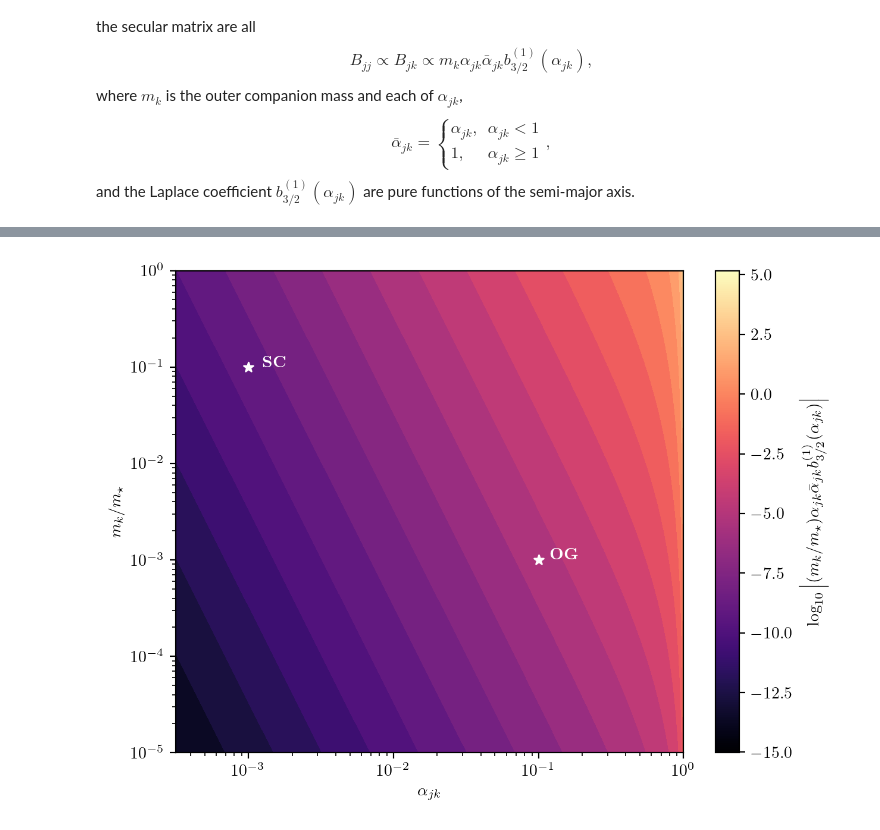
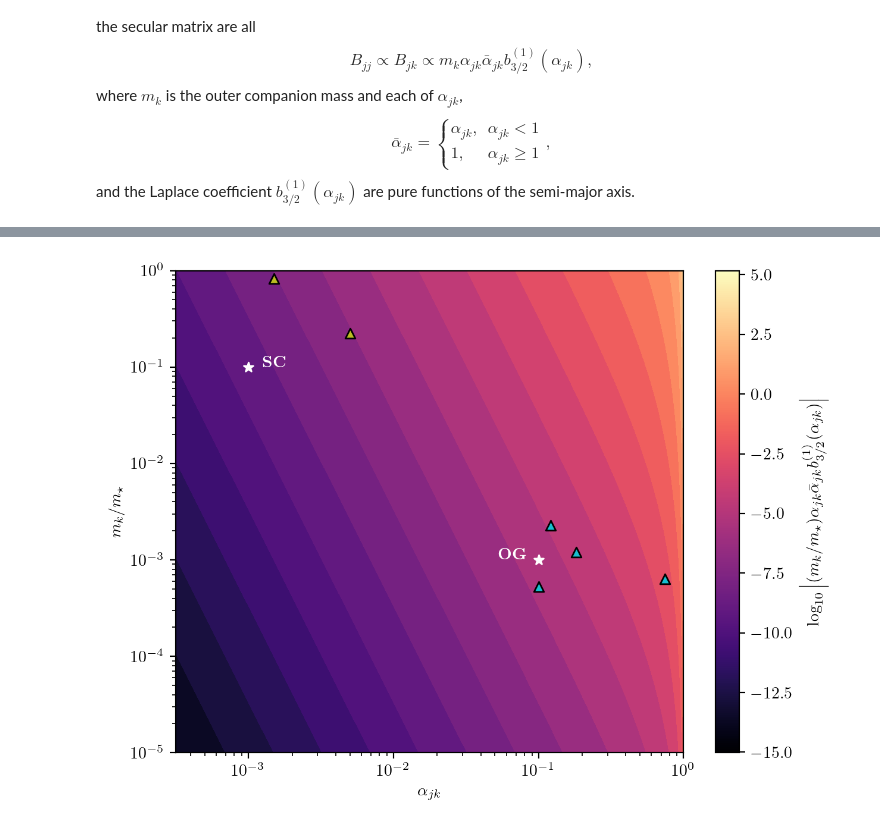
Before and after one commit to jrlivesey/SecularGapComplexity, a Jupyter notebook: simulation-pairs.ipynb, the cells around one changed output, grey strips where cells are left out. Saved outputs shown, nothing was run; the diff lists cells and outputs as text; code cells hidden in the pictures.

```diff
--- a/simulation-pairs.ipynb
+++ b/simulation-pairs.ipynb
@@ -156,6 +41,0 @@ for N in range(3, 6):
-# %%
-alpha = 0.5
-plt.hist(gc_with, bins=int(len(gc_with)/100), weights=np.ones_like(gc_with)/len(gc_with), alpha=alpha)
-plt.hist(gc_wout, bins=int(len(gc_wout)/100), weights=np.ones_like(gc_wout)/len(gc_wout), alpha=alpha)
-plt.xlabel(r'$\langle \tilde{\mathcal{C}} \rangle$')
-plt.ylabel('Fraction of simulations');
@@ -212,41 +85,74 @@ def the_function(mass, alpha):
             alpha_bar = alpha
         b = laplace_coefficient(alpha)
     return np.abs(mass * alpha * alpha_bar * b)
+# %%
+## Data for KGPS systems with 3+ STIP planets from Weiss+ 2023
+## m_star in solar masses, m_og in Earth masses, distances in au
+
+system_list = [
+    # KOI-85 -- 3 TIP, 1 OG
+    {'name': 'Kepler-65', 'm_star': 1.24, 'm_og': 217.0, 'alpha': 0.85 / 0.085},
+
+    # KOI-316 -- 3 TIP, 1 OG
+    {'name': 'Kepler-139', 'm_star': 1.08, 'm_og': 430.0, 'alpha': 3.2 / 0.58},
+
+    # KOI-148 -- 3 TIP, 2 OG
+    {'name': 'Kepler-48', 'm_star': 0.91, 'm_og': 687.0, 'alpha': 1.9 / 0.23},
+
+    # KOI-351 -- 7 TIP, 1 OG
+    {'name': 'Kepler-90', 'm_star': 1.11, 'm_og': 236.0, 'alpha': 0.97 / 0.72},
+
+    # KOI-2169 -- 4 TIP, SC
+    {'name': 'Kepler-1130', 'm_star': 0.94, 'm_og': 7.047e+4, 'alpha': 12.0 / 0.06},
+
+    # KOI-3158 -- 5 TIP, SC
+    {'name': 'Kepler-444', 'm_star': 0.73, 'm_og': 2.0e+5, 'alpha': 52.2 / 0.078},
+]
 # %%
 from matplotlib import cm, colors, ticker
 cmap = cm.magma
+plt.rcParams['text.usetex'] = True
+plt.rcParams['font.family'] = 'cmu-serif'
 
 mm = np.logspace(-5.0, 0.0, 1000)
 aa = np.logspace(-3.5, 0.1, 1000)
 
 _a, _m = np.meshgrid(aa, mm)
 prod = the_function(_m, _a)
 
 fig, ax = plt.subplots(1, 1, dpi=200)
 ax.contourf(_a, _m, prod, locator=ticker.LogLocator(numticks=100), cmap=cmap)
 cb = plt.colorbar(cm.ScalarMappable(
         norm=colors.Normalize(
             vmin=np.log10(np.nanmin(prod)),
             vmax=np.log10(np.nanmax(prod[prod != np.inf])),
         ),
         cmap=cmap,
     ),
     ax=ax,
 )
 ax.set_xlim(right=1.0)
 ax.set_xscale('log')
 ax.set_yscale('log')
 ax.set_xlabel(r'$\alpha_{jk}$')
 ax.set_ylabel(r'$m_k / m_\star$')
 cb.set_label(r'$\log_{10} \left | (m_k / m_\star) \alpha_{jk} \bar{\alpha}_{jk} b^{(1)}_{3/2}(\alpha_{jk}) \right |$')
 
 ax.scatter(0.1, 0.001, c='w', marker='*')
-ax.text(0.12, 0.001, r'\bf{OG}', c='w')
+ax.text(0.053, 0.001, r'\bf{OG}', c='w')
 
 ax.scatter(0.001, 0.1, c='w', marker='*')
 ax.text(0.00125, 0.1, r'\bf{SC}', c='w')
 
+for system in system_list:
+    rel_mass = system['m_og'] / system['m_star'] * const.M_earth / const.M_sun
+    alpha = 1.0 / system['alpha']
+    color = 'tab:cyan'
+    if rel_mass > 1.0e-2:
+        color = 'tab:olive'
+    ax.scatter(alpha, rel_mass, c=color, marker='^', edgecolors='k')
+
 fig.tight_layout()
 # fig.savefig('secular-matrix-scaling.pdf');
 # %% [output]
-[figure, old version]
+[figure, new version]
```
Also changed, not shown: parts of 16 cells of this notebook, 1 other file.
